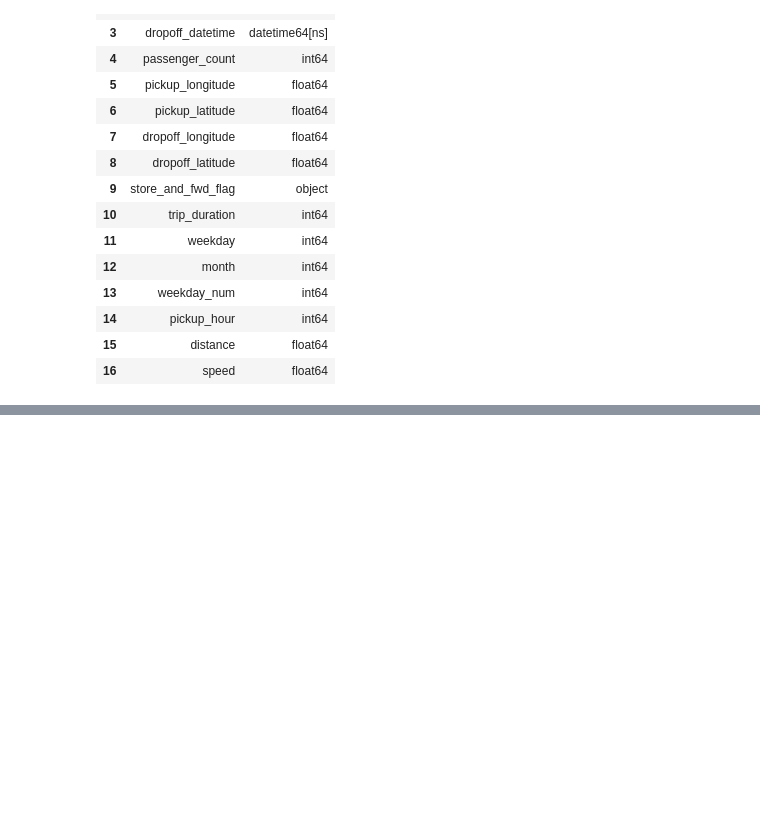
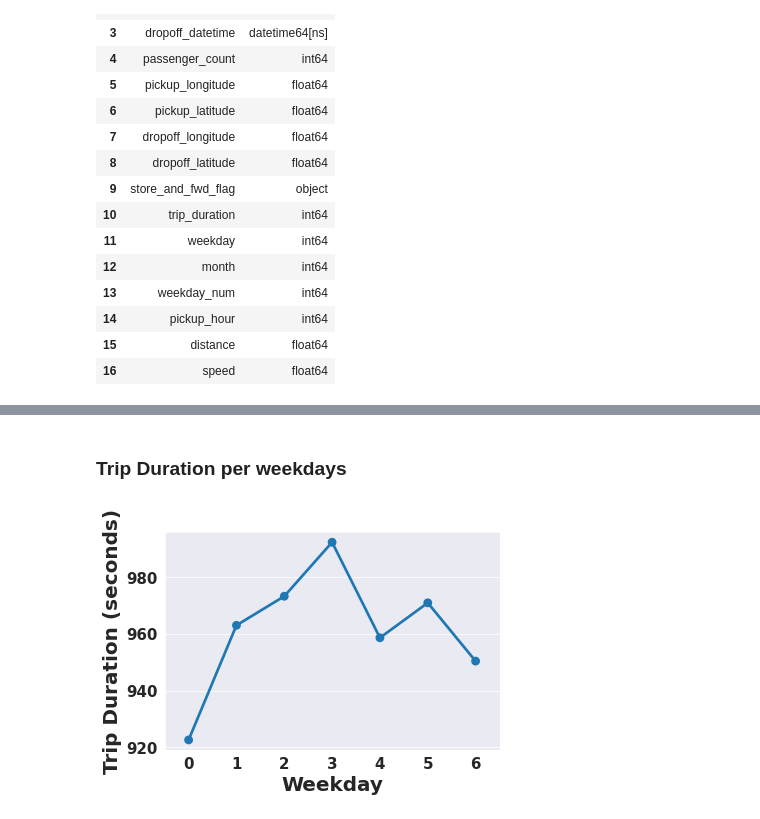
Before and after one commit to kavrit/NYC-Taxi-trip-prediction, a Jupyter notebook: Capstone_Project_NYC_Taxi_Trip_Time_Prediction.ipynb, the cells around one changed output, grey strips where cells are left out. Saved outputs shown, nothing was run; the diff lists cells and outputs as text; code cells hidden in the pictures; blank space fills up the shorter version.

```diff
--- a/Capstone_Project_NYC_Taxi_Trip_Time_Prediction.ipynb
+++ b/Capstone_Project_NYC_Taxi_Trip_Time_Prediction.ipynb
@@ -299,0 +393,10 @@ df = pd.concat([df,dummy], axis = 1)
+# %% [markdown]
+### **Trip Duration per weekdays**
+# %%
+group2 = df.groupby('weekday_num').trip_duration.mean()
+sns.pointplot(group2.index, group2.values)
+plt.ylabel('Trip Duration (seconds)')
+plt.xlabel('Weekday')
+plt.show()
+# %% [output]
+[figure, added]
```
Also changed, not shown: parts of 23 cells of this notebook.
